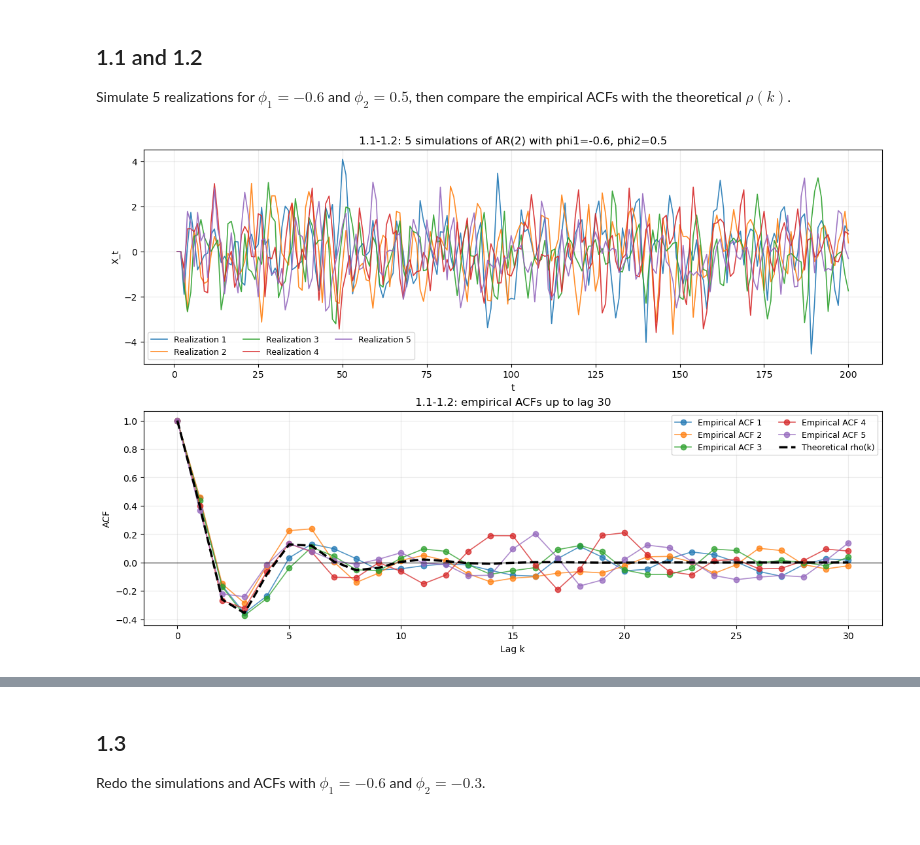
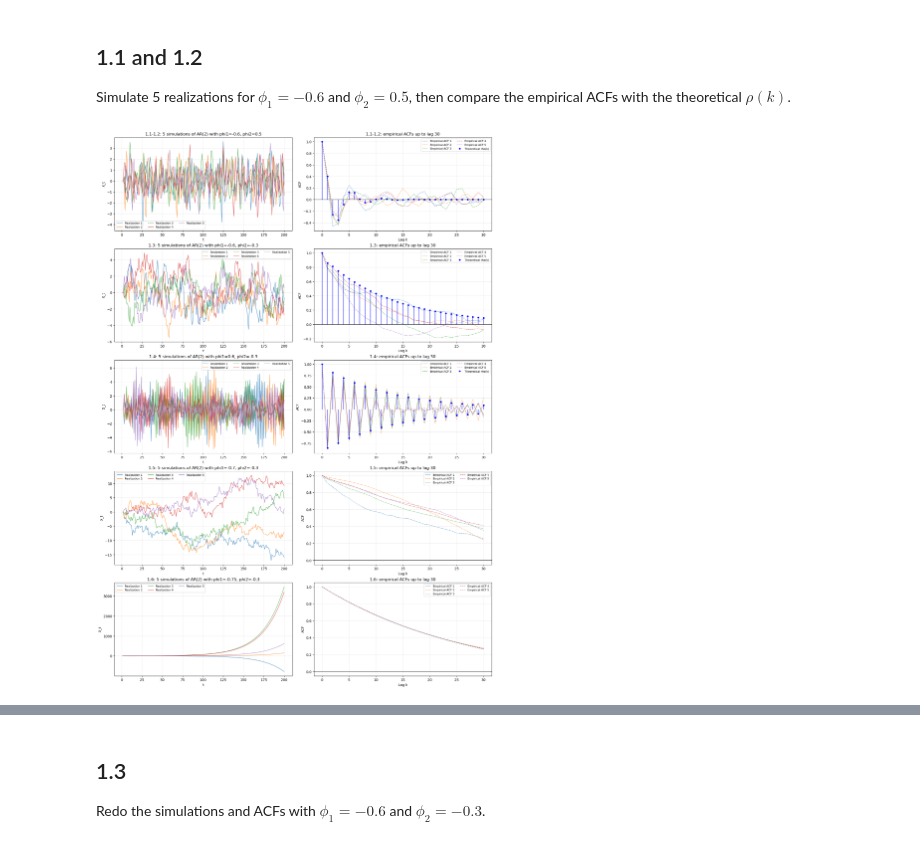
Before and after one commit to Harborg1/Time-Series-Analysis, a Jupyter notebook: Assignment 3/Assignment_3.ipynb, the cells around one changed output, grey strips where cells are left out. Cells and saved outputs as stored; diff of their text form; code cells hidden in the pictures.

Commit message:
Added labels to E1 figures

```diff
--- a/Assignment 3/Assignment_3.ipynb
+++ b/Assignment 3/Assignment_3.ipynb
@@ -120,17 +160,65 @@ def run_case(exercise: str, phi1: float, phi2: float, comment: str, slug: str, s
 ## 1.1 and 1.2
 Simulate 5 realizations for $\phi_1=-0.6$ and $\phi_2=0.5$, then compare the empirical ACFs with the theoretical $\rho(k)$.
 # %%
-run_case(
-    exercise='1.1-1.2',
-    phi1=-0.6,
-    phi2=0.5,
-    comment=(
-        'Stationary. The realizations fluctuate around a constant level, and the empirical ACFs '
-        'follow the theoretical damped oscillation reasonably well. Differences across the five ACFs '
-        'are sampling noise from using only 200 observations.'
-    ),
-    slug='case_12_phi1_-0.6_phi2_0.5',
-    seed_offset=0,
-)
+cases = [
+    {
+        'exercise': '1.1-1.2',
+        'phi1': -0.6,
+        'phi2': 0.5,
+        'comment': (
+            'Stationary. The realizations fluctuate around a constant level, and the empirical ACFs '
+            'follow the theoretical damped oscillation reasonably well. Differences across the five ACFs '
+            'are sampling noise from using only 200 observations.'
+        ),
+        'slug': 'case_12_phi1_-0.6_phi2_0.5',
+        'seed_offset': 0,
+    },
+    {
+        'exercise': '1.3',
+        'phi1': -0.6,
+        'phi2': -0.3,
+        'comment': (
+            'Stationary and strongly persistent. The series move more smoothly than in 1.1-1.2, '
+            'and the ACF stays positive for many lags instead of alternating.'
+        ),
+        'slug': 'case_13_phi1_-0.6_phi2_-0.3',
+        'seed_offset': 100,
+    },
+    {
+        'exercise': '1.4',
+        'phi1': 0.6,
+        'phi2': -0.3,
+        'comment': (
+            'Stationary. The negative first-order dependence creates more visible zig-zag behaviour, '
+            'and the ACF alternates in sign while decaying toward zero.'
+        ),
+        'slug': 'case_14_phi1_0.6_phi2_-0.3',
+        'seed_offset': 200,
+    },
+    {
+        'exercise': '1.5',
+        'phi1': -0.7,
+        'phi2': -0.3,
+        'comment': (
+            'On the stationarity boundary. One root is exactly on the unit circle, so the process is '
+            'not stationary; realizations can drift for long stretches, and the ACF decays very slowly.'
+        ),
+        'slug': 'case_15_phi1_-0.7_phi2_-0.3',
+        'seed_offset': 300,
+    },
+    {
+        'exercise': '1.6',
+        'phi1': -0.75,
+        'phi2': -0.3,
+        'comment': (
+            'Non-stationary and unstable. At least one root lies inside the unit circle, so realizations '
+            'show explosive behaviour and the empirical ACF is not interpretable as a stationary ACF.'
+        ),
+        'slug': 'case_16_phi1_-0.75_phi2_-0.3',
+        'seed_offset': 400,
+    },
+]
+
+run_all_cases(cases, output_slug='exercise1_combined')
 # %% [output]
-[figure, old version]
+[figure, new version]
```
Also changed, not shown: parts of 8 cells of this notebook, 1 other file.
